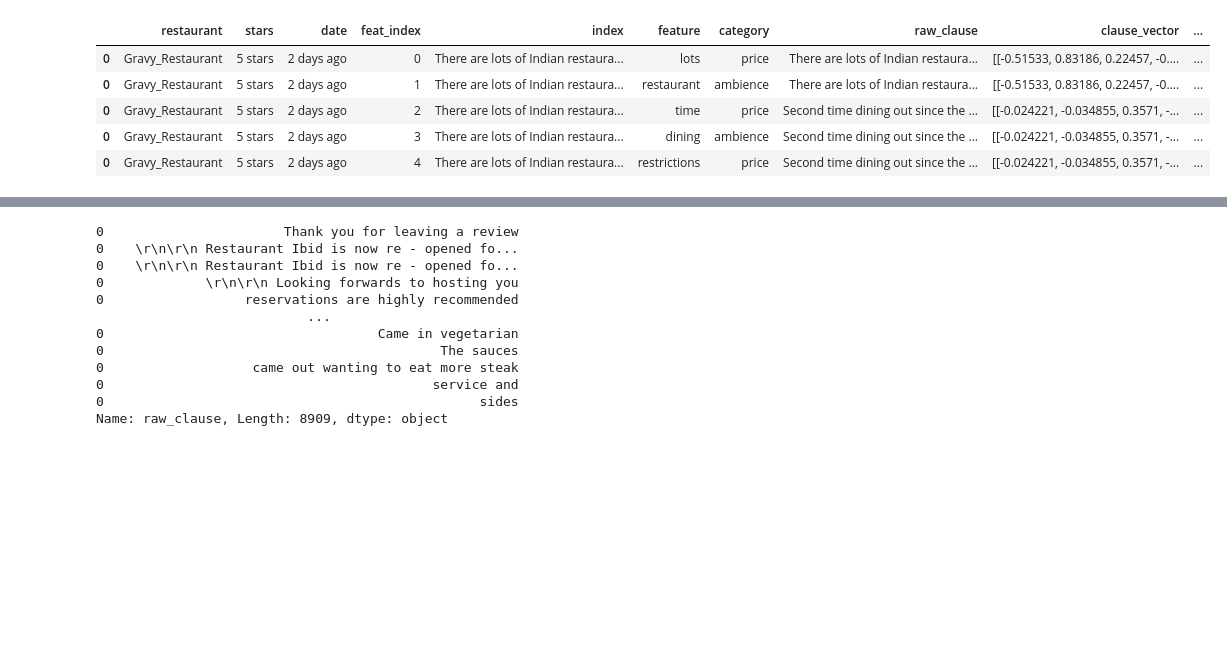
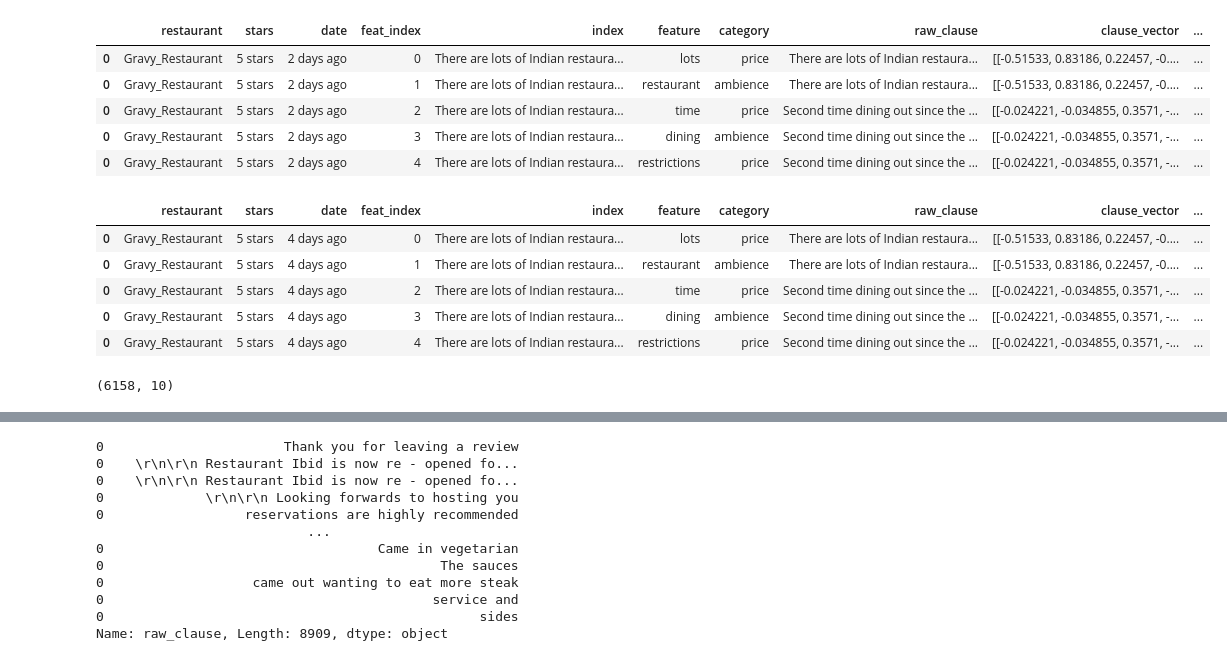
Before and after one commit to VibhuKrovvidi/BT4222Project, a Jupyter notebook: CNN Clause Polarity.ipynb, the cells around one changed output, grey strips where cells are left out. Cells and saved outputs as stored; diff of their text form; code cells hidden in the pictures; blank space fills up the shorter version.

Commit message:
update clause polarity CNN

```diff
--- a/CNN Clause Polarity.ipynb
+++ b/CNN Clause Polarity.ipynb
@@ -74,5 +74,19 @@ to_pred.head()
 | 0 | Gravy_Restaurant | 5 stars | 2 days ago | 2 | There are lots of Indian restaura... | time | price | Second time dining out since the ... | [[-0.024221, -0.034855, 0.3571, -... | ... |
 | 0 | Gravy_Restaurant | 5 stars | 2 days ago | 3 | There are lots of Indian restaura... | dining | ambience | Second time dining out since the ... | [[-0.024221, -0.034855, 0.3571, -... | ... |
 | 0 | Gravy_Restaurant | 5 stars | 2 days ago | 4 | There are lots of Indian restaura... | restrictions | price | Second time dining out since the ... | [[-0.024221, -0.034855, 0.3571, -... | ... |
+# %%
+to_pred2 = pd.read_pickle('gdrive/My Drive/reg_sent_df.pkl')
+to_pred2.head()
+# %% [output]
+|  | restaurant | stars | date | feat_index | index | feature | category | raw_clause | clause_vector | ... |
+| 0 | Gravy_Restaurant | 5 stars | 4 days ago | 0 | There are lots of Indian restaura... | lots | price | There are lots of Indian restaura... | [[-0.51533, 0.83186, 0.22457, -0.... | ... |
+| 0 | Gravy_Restaurant | 5 stars | 4 days ago | 1 | There are lots of Indian restaura... | restaurant | ambience | There are lots of Indian restaura... | [[-0.51533, 0.83186, 0.22457, -0.... | ... |
+| 0 | Gravy_Restaurant | 5 stars | 4 days ago | 2 | There are lots of Indian restaura... | time | price | Second time dining out since the ... | [[-0.024221, -0.034855, 0.3571, -... | ... |
+| 0 | Gravy_Restaurant | 5 stars | 4 days ago | 3 | There are lots of Indian restaura... | dining | ambience | Second time dining out since the ... | [[-0.024221, -0.034855, 0.3571, -... | ... |
+| 0 | Gravy_Restaurant | 5 stars | 4 days ago | 4 | There are lots of Indian restaura... | restrictions | price | Second time dining out since the ... | [[-0.024221, -0.034855, 0.3571, -... | ... |
+# %%
+to_pred2.shape
+# %% [output]
+(6158, 10)
 # %%
 number_of_most_frequent_words=10000
```
Also changed, not shown: parts of 71 cells of this notebook, 2 other files.
